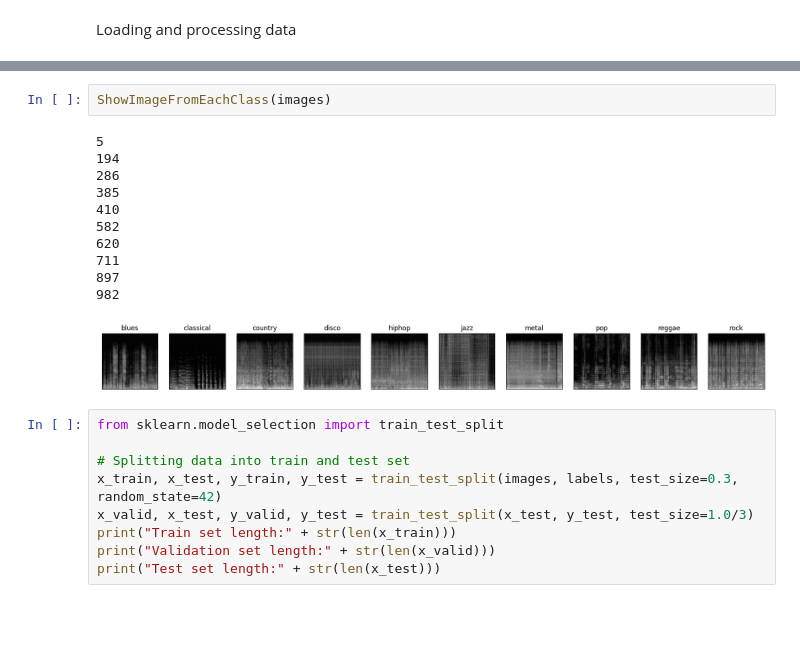
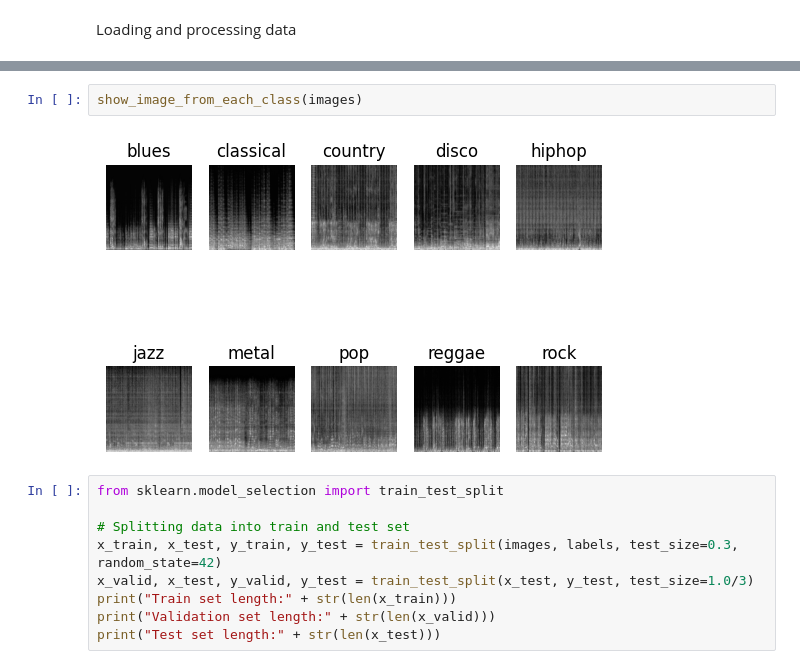
Before and after one commit to thdb-theo/AudioClassification, a Jupyter notebook: src/Model.ipynb, the cells around one changed output, grey strips where cells are left out. Saved outputs shown, nothing was run; the diff lists cells and outputs as text; blank space fills up the shorter version.

```diff
--- a/src/Model.ipynb
+++ b/src/Model.ipynb
@@ -32,17 +18,7 @@ plt.show()
 # %%
-ShowImageFromEachClass(images)
+show_image_from_each_class(images)
 # %% [output]
-5
-194
-286
-385
-410
-582
-620
-711
-897
-982
-[figure, old version]
+[figure, new version]
 # %%
 from sklearn.model_selection import train_test_split
 
```
Also changed, not shown: parts of 10 cells of this notebook, 3 other files.
